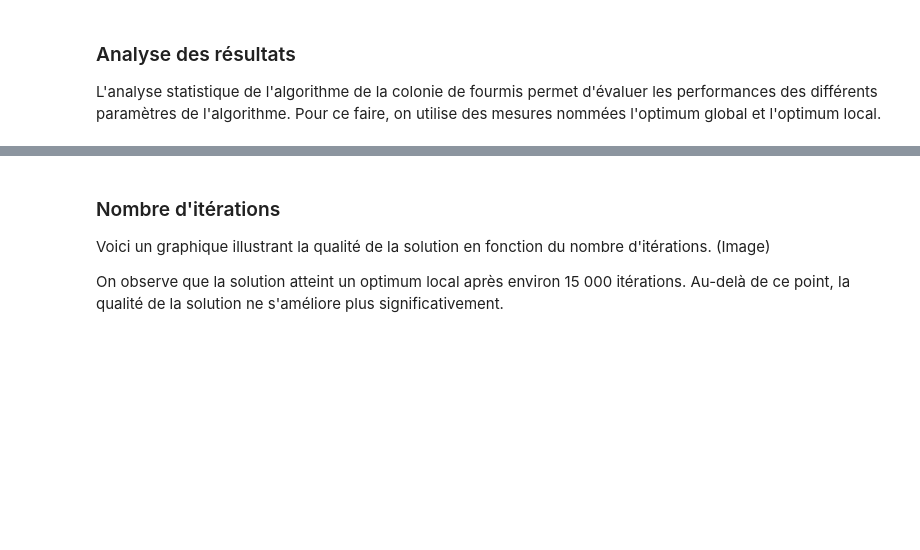
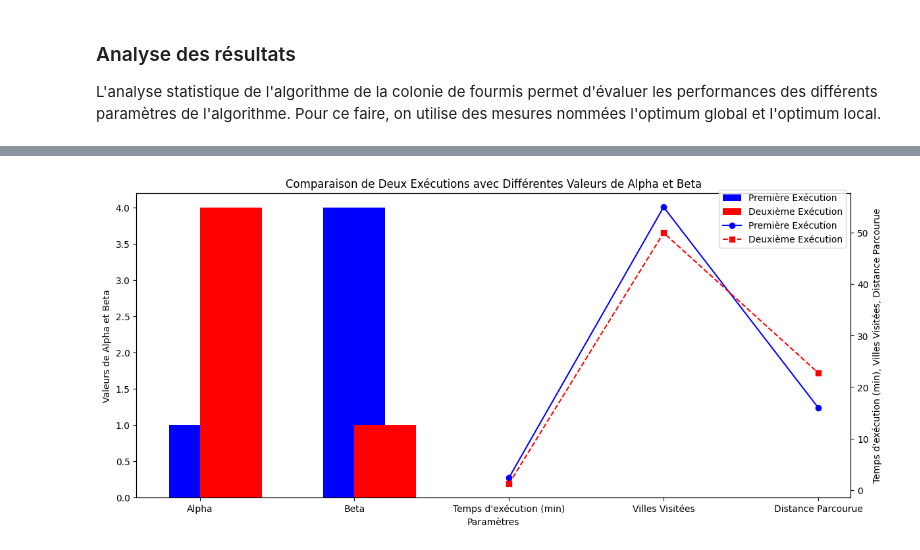
Before and after one commit to ImYuzuu/Projet_A3_Algo_GrpOctav, a Jupyter notebook: Livrable_AA_Grp1.ipynb, the cells around one changed output, grey strips where cells are left out. Saved outputs shown, nothing was run; the diff lists cells and outputs as text; code cells hidden in the pictures; blank space fills up the shorter version.

```diff
--- a/Livrable_AA_Grp1.ipynb
+++ b/Livrable_AA_Grp1.ipynb
@@ -739,7 +739,37 @@ Le graphique montre qu'un optimum local est atteint après environ 15 000 itéra
-# %% [markdown]
-### Nombre d'itérations
-
-Voici un graphique illustrant la qualité de la solution en fonction du nombre d'itérations.
-(Image)
-
-On observe que la solution atteint un optimum local après environ 15 000 itérations. Au-delà de ce point, la qualité de la solution ne s'améliore plus significativement.
+# %%
+import matplotlib.pyplot as plt
+import pandas as pd
+
+# Créer les données pour la comparaison
+data_comparison = {
+    'Paramètre': ['Alpha', 'Beta', 'Temps d\'exécution (min)', 'Villes Visitées', 'Distance Parcourue'],
+    'Première Exécution': [1, 4, 2.38, 55, 16],
+    'Deuxième Exécution': [4, 1, 1.20, 50, 22.77]
+}
+
+# Convertir en DataFrame
+df_comparison = pd.DataFrame(data_comparison)
+
+# Tracer la comparaison
+fig, ax1 = plt.subplots(figsize=(14, 6))
+
+# Tracer les valeurs de alpha et beta
+ax1.bar(df_comparison['Paramètre'][:2], df_comparison['Première Exécution'][:2], color='b', width=0.4, align='center', label='Première Exécution')
+ax1.bar(df_comparison['Paramètre'][:2], df_comparison['Deuxième Exécution'][:2], color='r', width=0.4, align='edge', label='Deuxième Exécution')
+
+# Ajouter le deuxième axe y pour le temps d'exécution, les villes visitées et la distance parcourue
+ax2 = ax1.twinx()
+ax2.plot(df_comparison['Paramètre'][2:], df_comparison['Première Exécution'][2:], color='b', marker='o', linestyle='-', label='Première Exécution')
+ax2.plot(df_comparison['Paramètre'][2:], df_comparison['Deuxième Exécution'][2:], color='r', marker='s', linestyle='--', label='Deuxième Exécution')
+
+# Étiquettes et Titre
+ax1.set_xlabel('Paramètres')
+ax1.set_ylabel('Valeurs de Alpha et Beta')
+ax2.set_ylabel('Temps d\'exécution (min), Villes Visitées, Distance Parcourue')
+plt.title('Comparaison de Deux Exécutions avec Différentes Valeurs de Alpha et Beta')
+fig.legend(loc='upper right', bbox_to_anchor=(0.9, 0.9))
+
+# Afficher le graphique
+plt.show()
+# %% [output]
+[figure, added]
```
Also changed, not shown: parts of 6 cells of this notebook.
